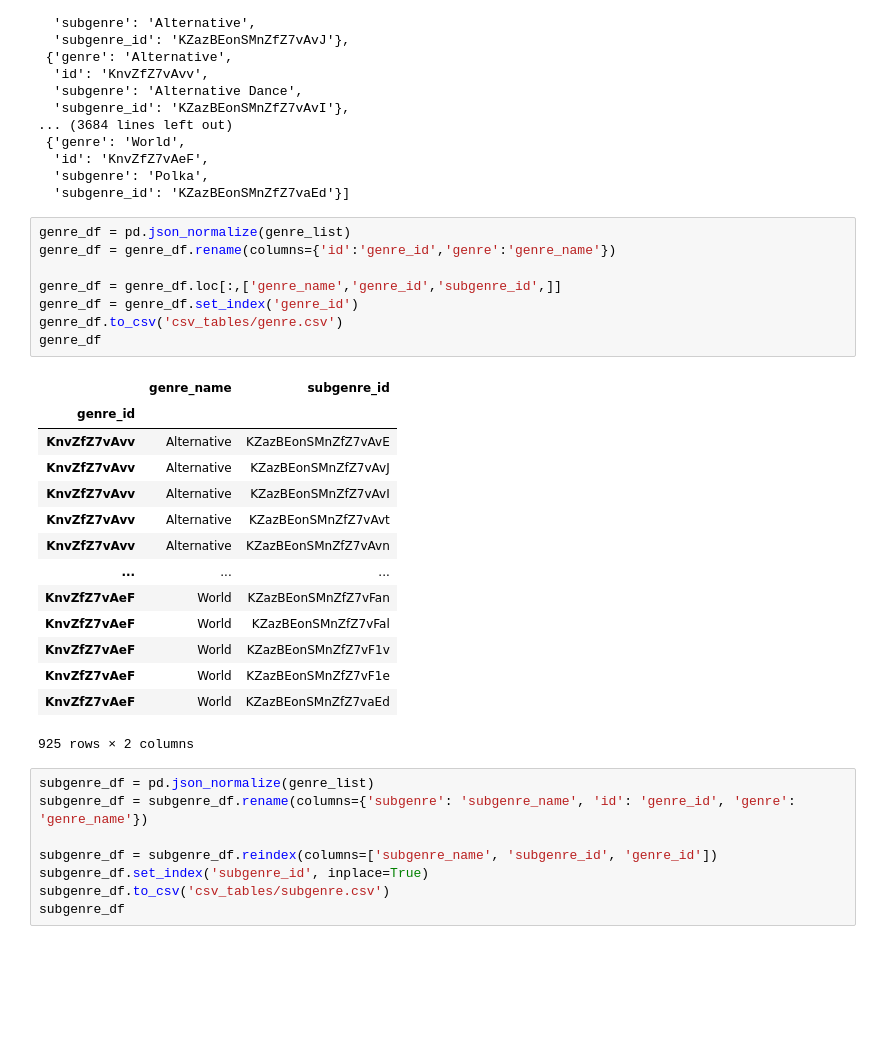
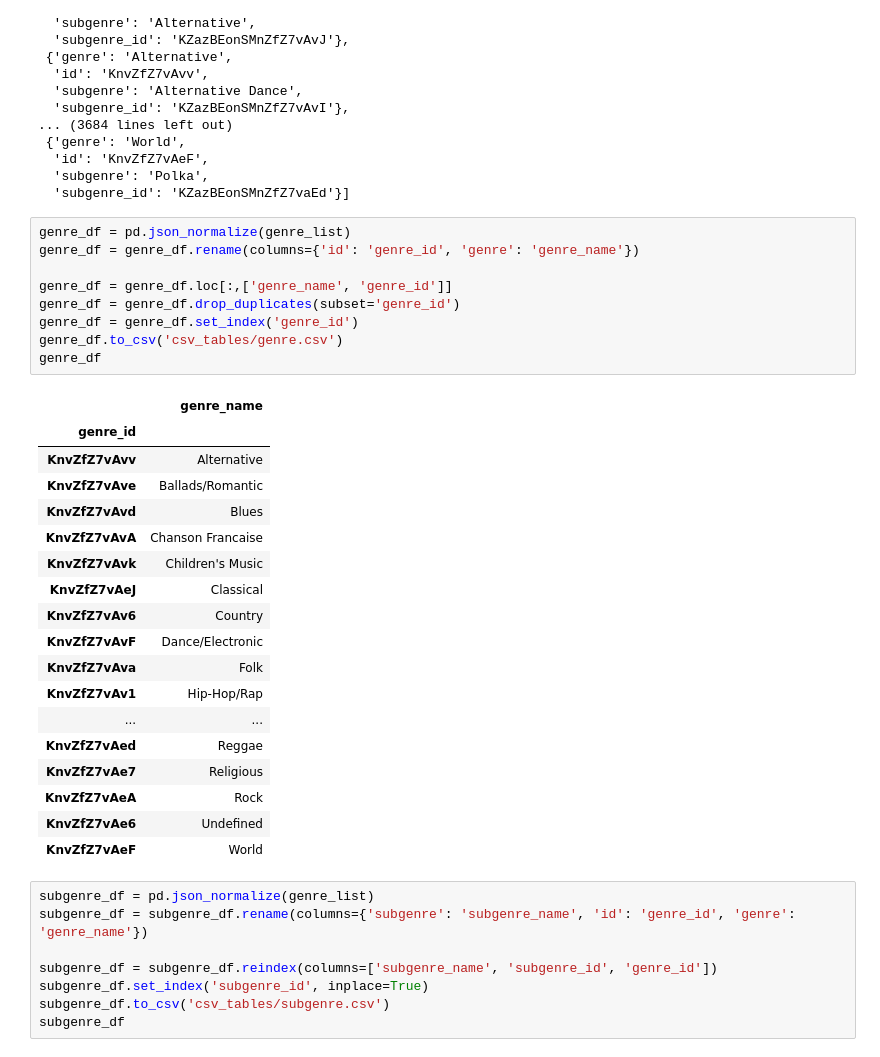
Before and after one commit to chanellelgonzalez/Project03_Visualization_SHOWWW, a Jupyter notebook: ticket_dev_api_import.ipynb, the cells around one changed output. Cells and saved outputs as stored; diff of their text form; blank space fills up the shorter version.

Commit message:
removed subgenre_id and duplicates from genre csv

```diff
--- a/ticket_dev_api_import.ipynb
+++ b/ticket_dev_api_import.ipynb
@@ -62,27 +62,32 @@ genre_list
   'subgenre_id': 'KZazBEonSMnZfZ7vaEd'}]
 # %%
 genre_df = pd.json_normalize(genre_list)
-genre_df = genre_df.rename(columns={'id':'genre_id','genre':'genre_name'})
+genre_df = genre_df.rename(columns={'id': 'genre_id', 'genre': 'genre_name'})
 
-genre_df = genre_df.loc[:,['genre_name','genre_id','subgenre_id',]]
+genre_df = genre_df.loc[:,['genre_name', 'genre_id']]
+genre_df = genre_df.drop_duplicates(subset='genre_id')
 genre_df = genre_df.set_index('genre_id')
 genre_df.to_csv('csv_tables/genre.csv')
 genre_df
 # %% [output]
-|  | genre_name | subgenre_id |
-| genre_id |  |  |
-| KnvZfZ7vAvv | Alternative | KZazBEonSMnZfZ7vAvE |
-| KnvZfZ7vAvv | Alternative | KZazBEonSMnZfZ7vAvJ |
-| KnvZfZ7vAvv | Alternative | KZazBEonSMnZfZ7vAvI |
-| KnvZfZ7vAvv | Alternative | KZazBEonSMnZfZ7vAvt |
-| KnvZfZ7vAvv | Alternative | KZazBEonSMnZfZ7vAvn |
-| ... | ... | ... |
-| KnvZfZ7vAeF | World | KZazBEonSMnZfZ7vFan |
-| KnvZfZ7vAeF | World | KZazBEonSMnZfZ7vFal |
-| KnvZfZ7vAeF | World | KZazBEonSMnZfZ7vF1v |
-| KnvZfZ7vAeF | World | KZazBEonSMnZfZ7vF1e |
-| KnvZfZ7vAeF | World | KZazBEonSMnZfZ7vaEd |
+|  | genre_name |
+| genre_id |  |
+| KnvZfZ7vAvv | Alternative |
+| KnvZfZ7vAve | Ballads/Romantic |
+| KnvZfZ7vAvd | Blues |
+| KnvZfZ7vAvA | Chanson Francaise |
+| KnvZfZ7vAvk | Children's Music |
+| KnvZfZ7vAeJ | Classical |
+| KnvZfZ7vAv6 | Country |
+| KnvZfZ7vAvF | Dance/Electronic |
+| KnvZfZ7vAva | Folk |
+| KnvZfZ7vAv1 | Hip-Hop/Rap |
+| ... | ... |
+| KnvZfZ7vAed | Reggae |
+| KnvZfZ7vAe7 | Religious |
+| KnvZfZ7vAeA | Rock |
+| KnvZfZ7vAe6 | Undefined |
+| KnvZfZ7vAeF | World |
-925 rows × 2 columns
 # %%
 subgenre_df = pd.json_normalize(genre_list)
 subgenre_df = subgenre_df.rename(columns={'subgenre': 'subgenre_name', 'id': 'genre_id', 'genre': 'genre_name'})
```
Also changed, not shown: 1 other file.
